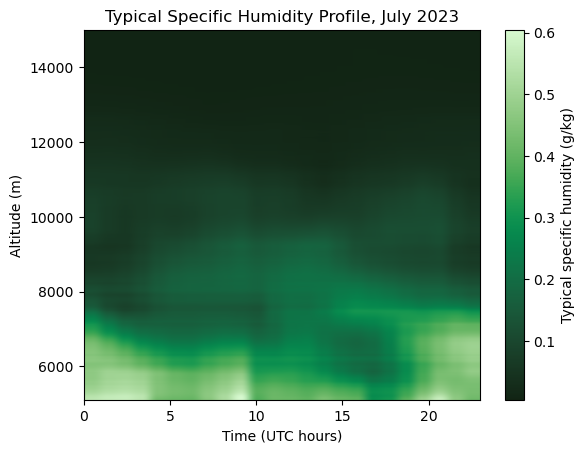
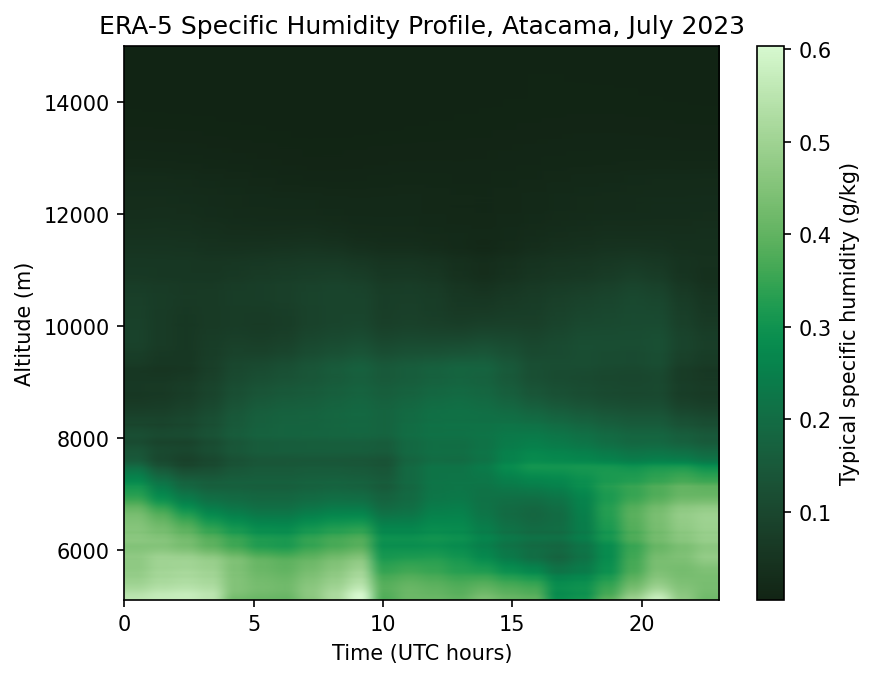
Code edit (unified diff) that turned the first committed figure into the second:
--- before
+++ after
@@ -1,2 +1,3 @@
+plt.figure(dpi=150)
 plt.imshow(mean_q_profile.T * 1e3, aspect='auto', cmap=cmo.cm.algae_r,
     extent=(0, 23, altitude[0], altitude[-1]), origin='lower')
@@ -4,4 +5,4 @@
 plt.ylabel('Altitude (m)')
 plt.colorbar(label='Typical specific humidity (g/kg)')
-plt.title('Typical Specific Humidity Profile, July 2023')
+plt.title('ERA-5 Specific Humidity Profile, Atacama, July 2023')
 plt.show()

Commit: emission module